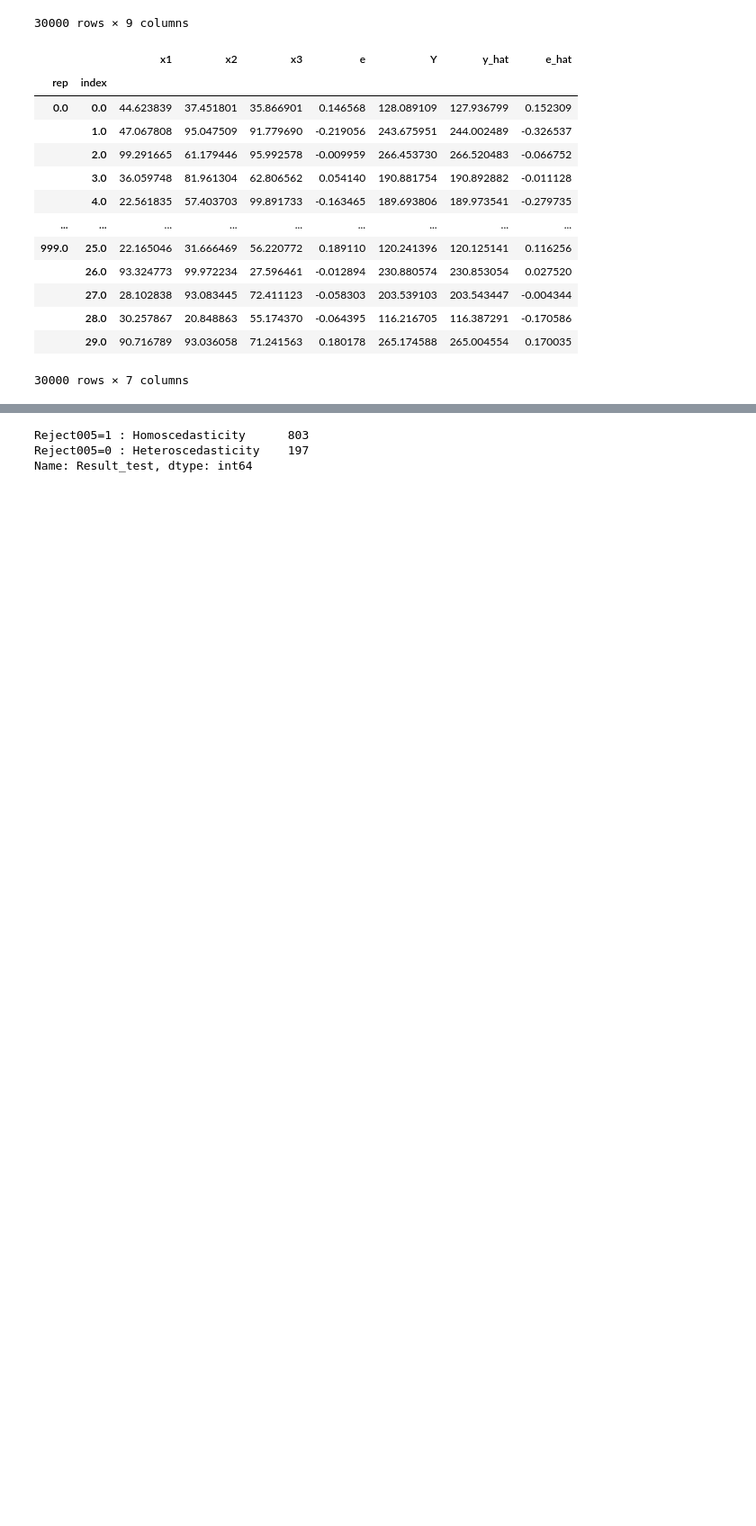
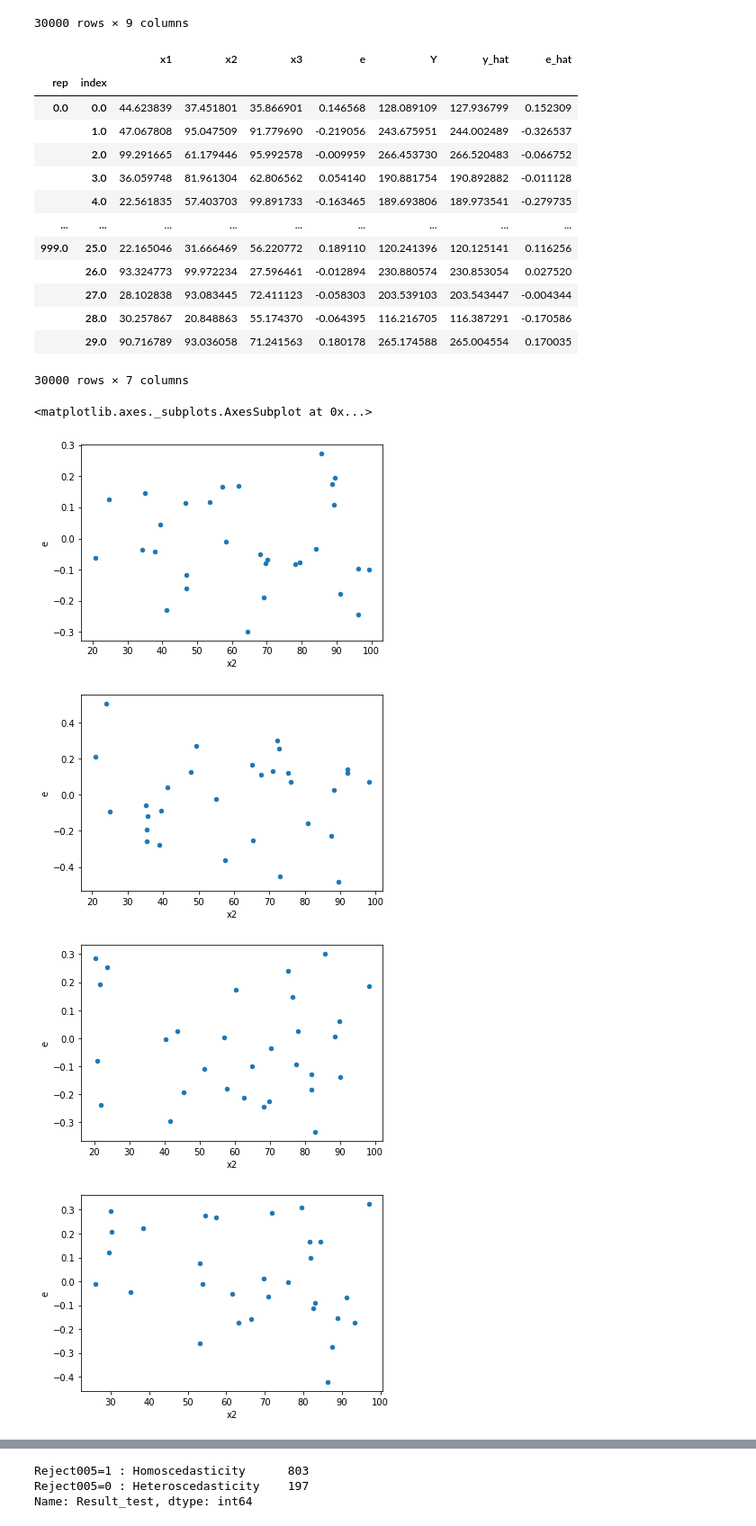
Before and after one commit to iam-fern/Generate_multiplication, a Jupyter notebook: GQtest_data_multi_delta_(_0_8)_n30_05.ipynb, the cells around one changed output, grey strips where cells are left out. Shown at 90% size. Cells and saved outputs as stored; diff of their text form; code cells hidden in the pictures; blank space fills up the shorter version.

```diff
--- a/GQtest_data_multi_delta_(_0_8)_n30_05.ipynb
+++ b/GQtest_data_multi_delta_(_0_8)_n30_05.ipynb
@@ -134,3 +135,30 @@ table
 |  | 28.0 | 30.257867 | 20.848863 | 55.174370 | -0.064395 | 116.216705 | 116.387291 | -0.170586 |
 |  | 29.0 | 90.716789 | 93.036058 | 71.241563 | 0.180178 | 265.174588 | 265.004554 | 0.170035 |
 30000 rows × 7 columns
+# %%
+tablenew0 = table.loc[10.0]
+tablenew1 = table.loc[11.0]
+tablenew2 = table.loc[12.0]
+tablenew3 = table.loc[13.0]
+tablenew4 = table.loc[14.0]
+tablenew5 = table.loc[15.0]
+tablenew6 = table.loc[16.0]
+tablenew7 = table.loc[17.0]
+tablenew8 = table.loc[18.0]
+tablenew9 = table.loc[19.0]
+tablenew0.plot(x ='x2', y='e', kind = 'scatter')
+tablenew1.plot(x ='x2', y='e', kind = 'scatter')
+tablenew2.plot(x ='x2', y='e', kind = 'scatter')
+tablenew3.plot(x ='x2', y='e', kind = 'scatter')
+tablenew4.plot(x ='x2', y='e', kind = 'scatter')
+tablenew5.plot(x ='x2', y='e', kind = 'scatter')
+tablenew6.plot(x ='x2', y='e', kind = 'scatter')
+tablenew7.plot(x ='x2', y='e', kind = 'scatter')
+tablenew8.plot(x ='x2', y='e', kind = 'scatter')
+tablenew9.plot(x ='x2', y='e', kind = 'scatter')
+# %% [output]
+<matplotlib.axes._subplots.AxesSubplot at 0x...>
+[figure, added]
+[figure, added]
+[figure, added]
+[figure, added]
```
Also changed, not shown: parts of 5 cells of this notebook.
